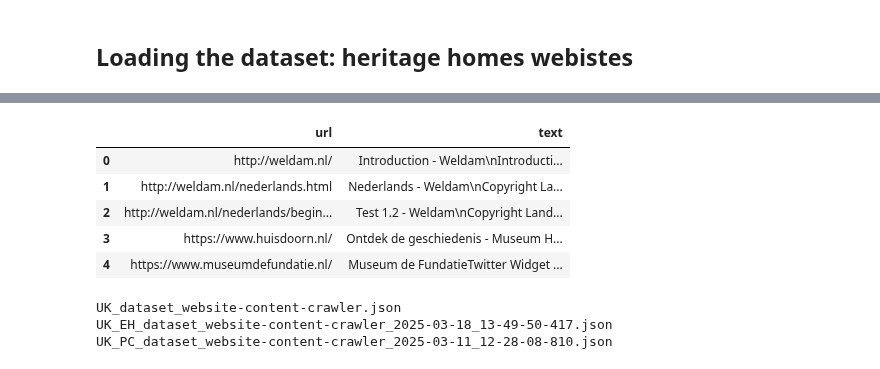
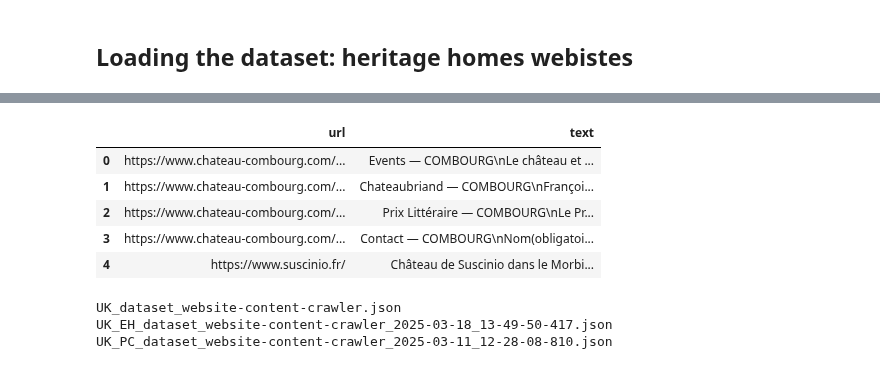
Before and after one commit to jazoza/HHD, a Jupyter notebook: 06_HH_compare_cc.ipynb, the cells around one changed output, grey strips where cells are left out. Saved outputs shown, nothing was run; the diff lists cells and outputs as text; code cells hidden in the pictures.

```diff
--- a/06_HH_compare_cc.ipynb
+++ b/06_HH_compare_cc.ipynb
@@ -35,30 +35,30 @@ path = '/content/gdrive/MyDrive/CDA/' # working with google drive and colab
 cc_list = ['NL', 'UK', 'DE', 'FR']
 # %%
 # Import json data from Aipfy scraping into 4 separate dataframes
-df0=pd.read_json(path+cc_list[0]+'_dataset_website-content-crawler.json') # NL
+df_NL=pd.read_json(path+cc_list[0]+'_dataset_website-content-crawler.json') # NL
 # select only two columns for analysis: url and text
-df0=df0[['url','text']]
+df_NL=df_NL[['url','text']]
 
-df1=pd.read_json(path+cc_list[1]+'_dataset_website-content-crawler.json') # UK
+df_UK=pd.read_json(path+cc_list[1]+'_dataset_website-content-crawler.json') # UK
 # select only two columns for analysis: url and text
-df1=df1[['url','text']]
+df_UK=df_UK[['url','text']]
 
-df2=pd.read_json(path+cc_list[2]+'_dataset_website-content-crawler.json') # DE
+df_DE=pd.read_json(path+cc_list[2]+'_dataset_website-content-crawler.json') # DE
 # select only two columns for analysis: url and text
-df2=df2[['url','text']]
+df_DE=df_DE[['url','text']]
 
-df3=pd.read_json(path+cc_list[3]+'_dataset_website-content-crawler.json') # FR
+df_FR=pd.read_json(path+cc_list[3]+'_dataset_website-content-crawler.json') # FR
 # select only two columns for analysis: url and text
-df3=df3[['url','text']]
+df_FR=df_FR[['url','text']]
 
-df0.head()
+df_FR.head()
 # %% [output]
 |  | url | text |
-| 0 | http://weldam.nl/ | Introduction - Weldam\nIntroducti... |
-| 1 | http://weldam.nl/nederlands.html | Nederlands - Weldam\nCopyright La... |
-| 2 | http://weldam.nl/nederlands/begin... | Test 1.2 - Weldam\nCopyright Land... |
-| 3 | https://www.huisdoorn.nl/ | Ontdek de geschiedenis - Museum H... |
-| 4 | https://www.museumdefundatie.nl/ | Museum de FundatieTwitter Widget ... |
+| 0 | https://www.chateau-combourg.com/... | Events — COMBOURG\nLe château et ... |
+| 1 | https://www.chateau-combourg.com/... | Chateaubriand — COMBOURG\nFrançoi... |
+| 2 | https://www.chateau-combourg.com/... | Prix Littéraire — COMBOURG\nLe Pr... |
+| 3 | https://www.chateau-combourg.com/... | Contact — COMBOURG\nNom(obligatoi... |
+| 4 | https://www.suscinio.fr/ | Château de Suscinio dans le Morbi... |
 # %%
 # check if there are further datasets to add per country
 
```
Also changed, not shown: parts of 10 cells of this notebook.
